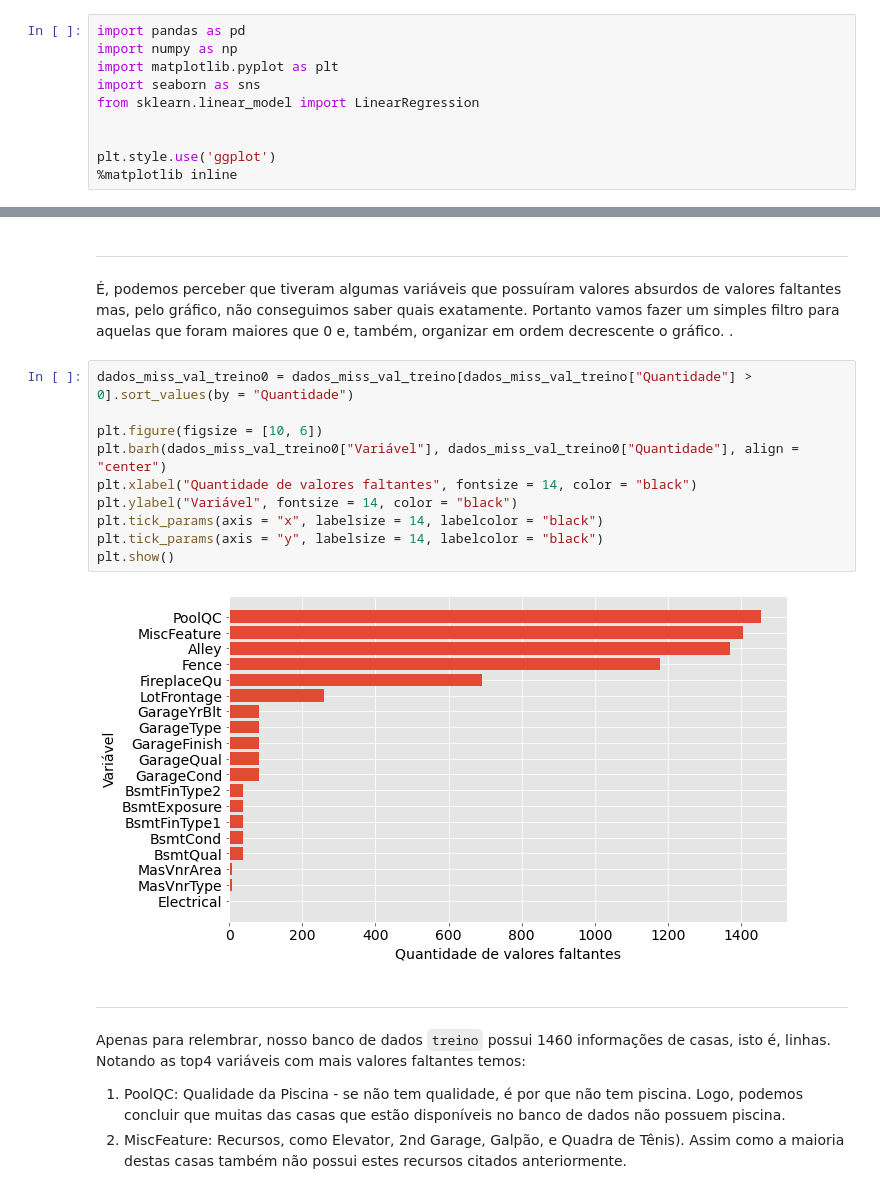
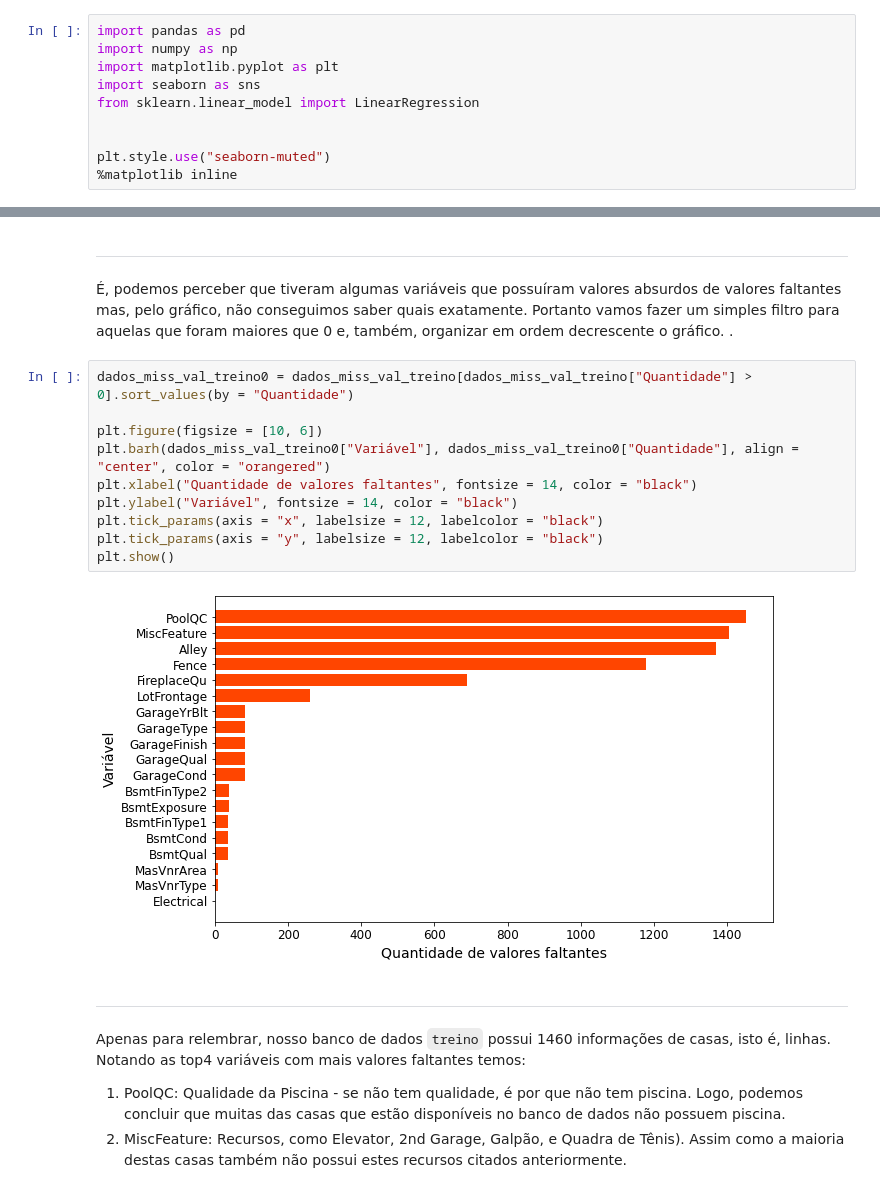
Before and after one commit to barbosarafael/Projetos, a Jupyter notebook: House Prices - Advanced Regression Techniques/notebook_house_prices.ipynb, the cells around one changed output, grey strips where cells are left out. Saved outputs shown, nothing was run; the diff lists cells and outputs as text.

```diff
--- a/House Prices - Advanced Regression Techniques/notebook_house_prices.ipynb
+++ b/House Prices - Advanced Regression Techniques/notebook_house_prices.ipynb
@@ -58,7 +58,7 @@ import seaborn as sns
 from sklearn.linear_model import LinearRegression
 
 
-plt.style.use('ggplot')
+plt.style.use("seaborn-muted")
 %matplotlib inline
 # %% [markdown]
 # Carregando os dados com o Pandas
@@ -210,15 +210,15 @@ plt.show()
 # %%
 dados_miss_val_treino0 = dados_miss_val_treino[dados_miss_val_treino["Quantidade"] > 0].sort_values(by = "Quantidade")
 
 plt.figure(figsize = [10, 6])
-plt.barh(dados_miss_val_treino0["Variável"], dados_miss_val_treino0["Quantidade"], align = "center")
+plt.barh(dados_miss_val_treino0["Variável"], dados_miss_val_treino0["Quantidade"], align = "center", color = "orangered")
 plt.xlabel("Quantidade de valores faltantes", fontsize = 14, color = "black")
 plt.ylabel("Variável", fontsize = 14, color = "black")
-plt.tick_params(axis = "x", labelsize = 14, labelcolor = "black")
-plt.tick_params(axis = "y", labelsize = 14, labelcolor = "black")
+plt.tick_params(axis = "x", labelsize = 12, labelcolor = "black")
+plt.tick_params(axis = "y", labelsize = 12, labelcolor = "black")
 plt.show()
 # %% [output]
-[figure, old version]
+[figure, new version]
 # %% [markdown]
 ---
 
```
Also changed, not shown: parts of 14 cells of this notebook, 1 other file.
